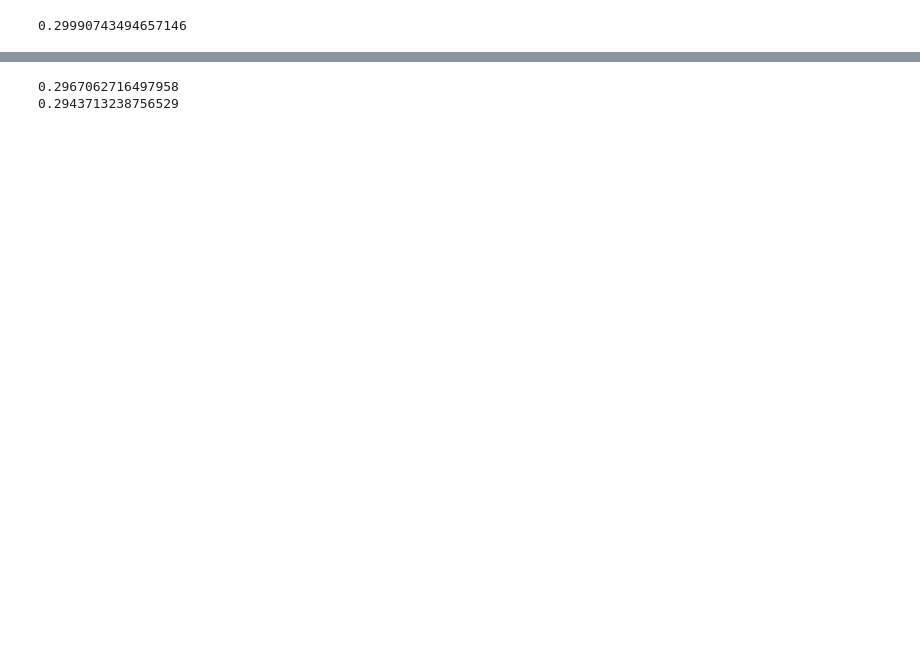
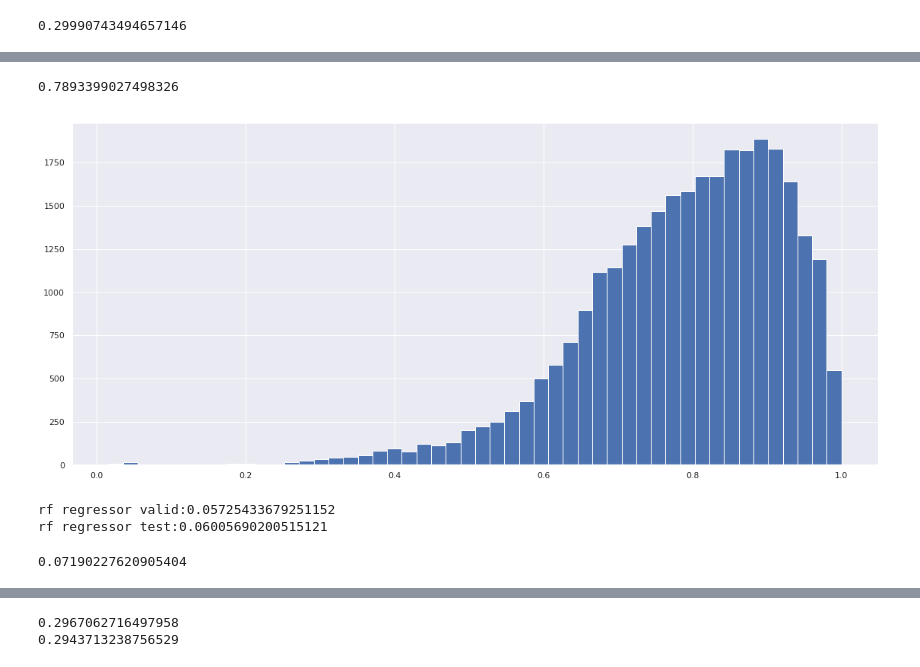
Before and after one commit to patrickbryant1/basic_scilife_scripts, a Jupyter notebook: models/baseline.ipynb, the cells around one changed output, grey strips where cells are left out. Saved outputs shown, nothing was run; the diff lists cells and outputs as text; code cells hidden in the pictures; blank space fills up the shorter version.

```diff
--- a/models/baseline.ipynb
+++ b/models/baseline.ipynb
@@ -197,0 +214,39 @@ imp_df.plot.bar(x='lab', y='val',rot=0)
+# %%
+#Predicting tmscore
+X_train,y_train = create_features(train_df)
+X_valid,y_valid = create_features(valid_df)
+X_test,y_test = create_features(test_df)
+# %%
+plt.hist(y_train, bins = 50)
+print(sum(y_train)/len(y_train))
+plt.show()
+# %% [output]
+0.7893399027498326
+[figure, added]
+# %%
+#Running with only gap, evdist, lengths and ends and identities in predictint TMscore.
+#RandomForestRegressor
+clf = RandomForestRegressor(n_estimators=100, bootstrap = True, max_features = 'sqrt')
+
+# Fit on training data
+clf.fit(X_train, y_train)
+
+#predict
+clf_predictions_valid = clf.predict(X_valid)
+clf_predictions_test = clf.predict(X_test)
+#Average error
+average_error = np.average(np.absolute(clf_predictions_valid-y_valid))
+print('rf regressor valid:' + str(average_error))
+average_error = np.average(np.absolute(clf_predictions_test-y_test))
+print('rf regressor test:' + str(average_error))
+# %% [output]
+rf regressor valid:0.05725433679251152
+rf regressor test:0.06005690200515121
+# %%
+#Compare with linear regression
+reg = LinearRegression().fit(np.asarray(complete_df['MLAAdist_x']).reshape(-1,1), complete_df['TMscore'])
+reg_predictions = reg.predict(np.asarray(complete_df['MLAAdist_x']).reshape(-1,1))
+average_error = np.average(np.absolute(reg_predictions-complete_df['TMscore']))
+print(average_error)
+# %% [output]
+0.07190227620905404
```
Also changed, not shown: parts of 19 cells of this notebook, 2 other files.
